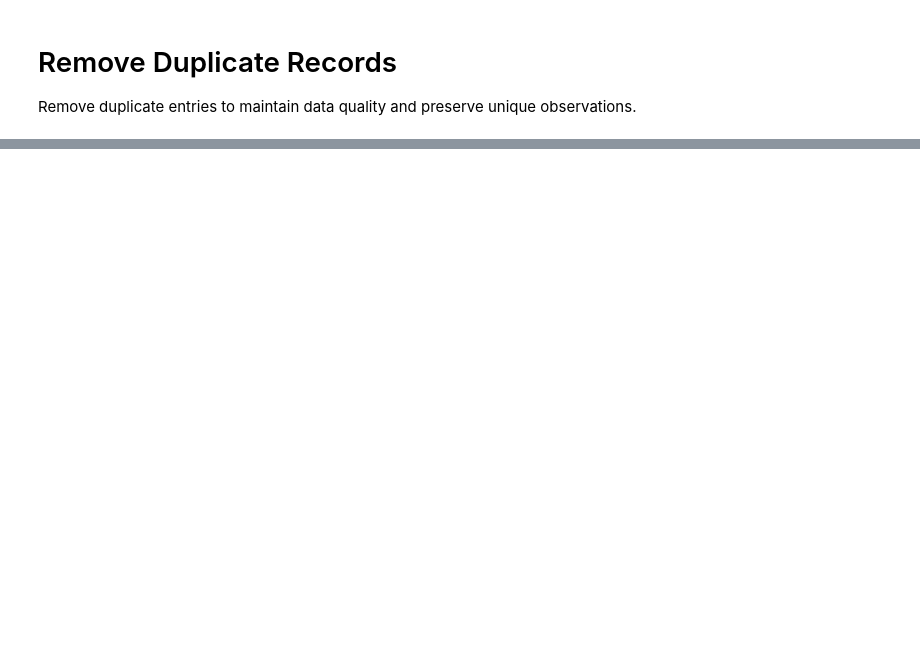
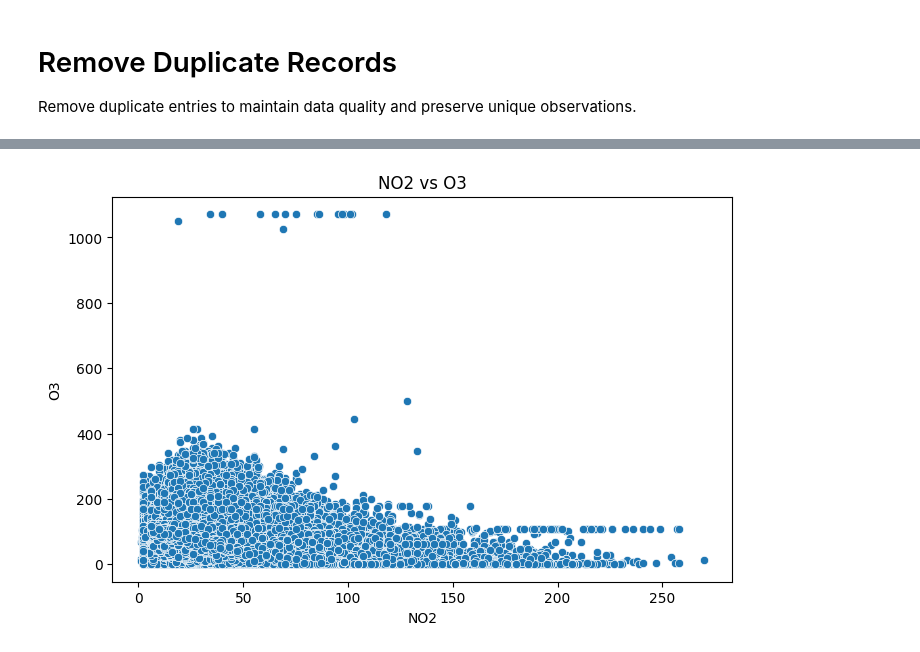
Before and after one commit to skyf-ux/Beijing-Air-Quality-App, a Jupyter notebook: Air_Quality_Analysis.ipynb, the cells around one changed output, grey strips where cells are left out. Drawn from its saved outputs; the diff is of its cells as text; code cells hidden in the pictures; blank space fills up the shorter version.

```diff
--- a/Air_Quality_Analysis.ipynb
+++ b/Air_Quality_Analysis.ipynb
@@ -194,0 +268,8 @@ data.drop_duplicates(inplace=True)
+# %%
+plt.figure(figsize=(8,5))
+sns.scatterplot(x="NO2", y="O3", data=data)
+
+plt.title("NO2 vs O3")
+plt.show()
+# %% [output]
+[figure, added]
```
Also changed, not shown: parts of 14 cells of this notebook.
